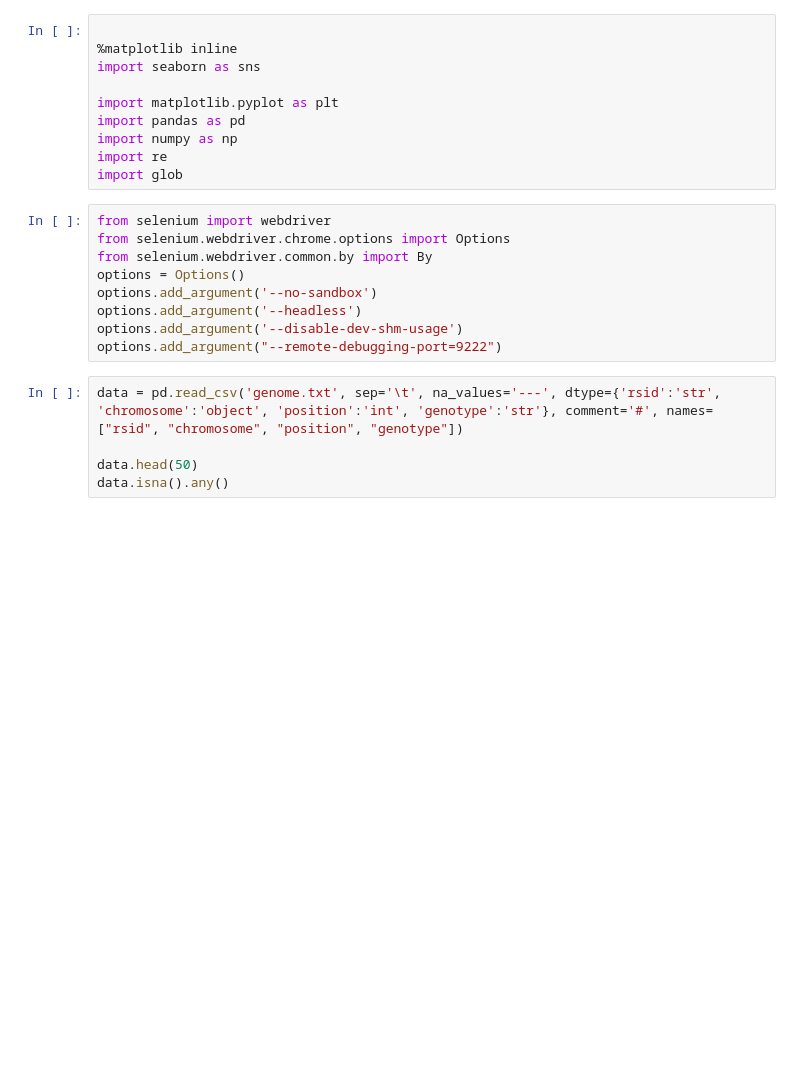
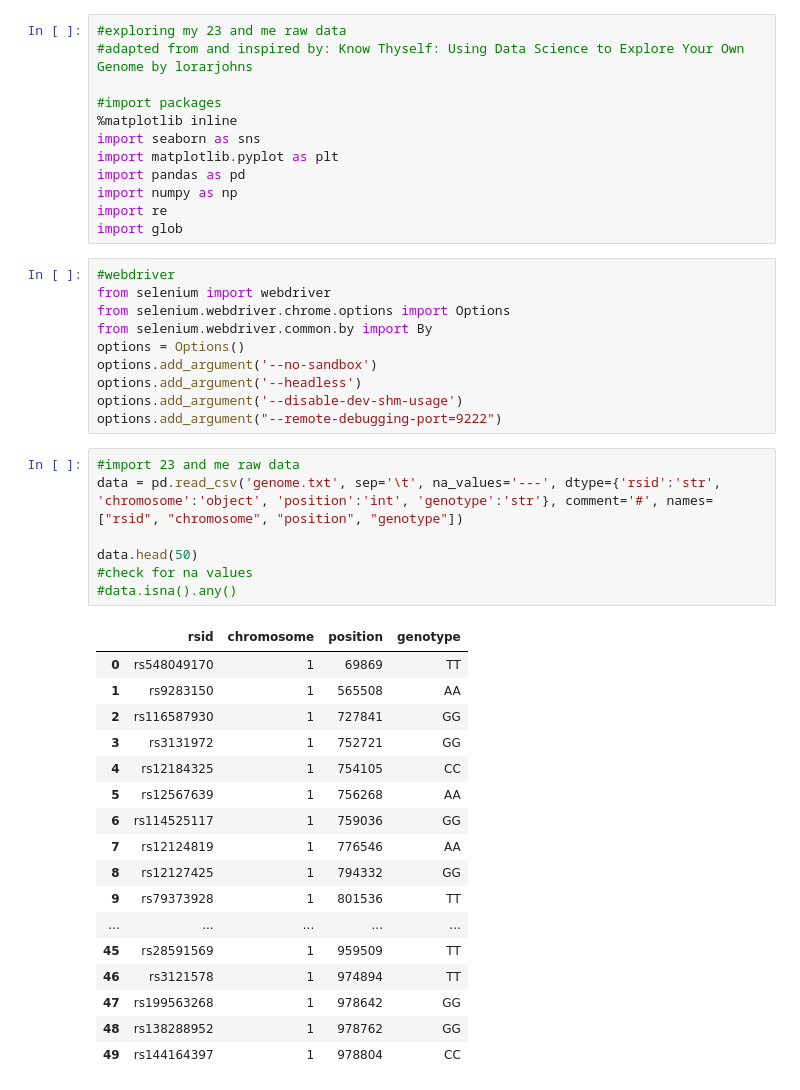
Before and after one commit to linzbush/23-me, a Jupyter notebook: main.ipynb, the cells around one changed output. Saved outputs shown, nothing was run; the diff lists cells and outputs as text; blank space fills up the shorter version.

```diff
--- a/main.ipynb
+++ b/main.ipynb
@@ -1,14 +1,17 @@
 # %%
+#exploring my 23 and me raw data
+#adapted from and inspired by: Know Thyself: Using Data Science to Explore Your Own Genome by lorarjohns
 
+#import packages
 %matplotlib inline
 import seaborn as sns
-
 import matplotlib.pyplot as plt
 import pandas as pd
 import numpy as np
 import re
 import glob
 # %%
+#webdriver
 from selenium import webdriver
 from selenium.webdriver.chrome.options import Options
 from selenium.webdriver.common.by import By
@@ -18,8 +21,28 @@ options.add_argument('--headless')
 options.add_argument('--disable-dev-shm-usage')
 options.add_argument("--remote-debugging-port=9222")
 # %%
+#import 23 and me raw data
 data = pd.read_csv('genome.txt', sep='\t', na_values='---', dtype={'rsid':'str', 'chromosome':'object', 'position':'int', 'genotype':'str'}, comment='#', names=["rsid", "chromosome", "position", "genotype"])
 
 data.head(50)
-data.isna().any()
+#check for na values
+#data.isna().any()
+# %% [output]
+|  | rsid | chromosome | position | genotype |
+| 0 | rs548049170 | 1 | 69869 | TT |
+| 1 | rs9283150 | 1 | 565508 | AA |
+| 2 | rs116587930 | 1 | 727841 | GG |
+| 3 | rs3131972 | 1 | 752721 | GG |
+| 4 | rs12184325 | 1 | 754105 | CC |
+| 5 | rs12567639 | 1 | 756268 | AA |
+| 6 | rs114525117 | 1 | 759036 | GG |
+| 7 | rs12124819 | 1 | 776546 | AA |
+| 8 | rs12127425 | 1 | 794332 | GG |
+| 9 | rs79373928 | 1 | 801536 | TT |
+| ... | ... | ... | ... | ... |
+| 45 | rs28591569 | 1 | 959509 | TT |
+| 46 | rs3121578 | 1 | 974894 | TT |
+| 47 | rs199563268 | 1 | 978642 | GG |
+| 48 | rs138288952 | 1 | 978762 | GG |
+| 49 | rs144164397 | 1 | 978804 | CC |
 # %%
```
Also changed, not shown: parts of 8 cells of this notebook, 3 other files.
